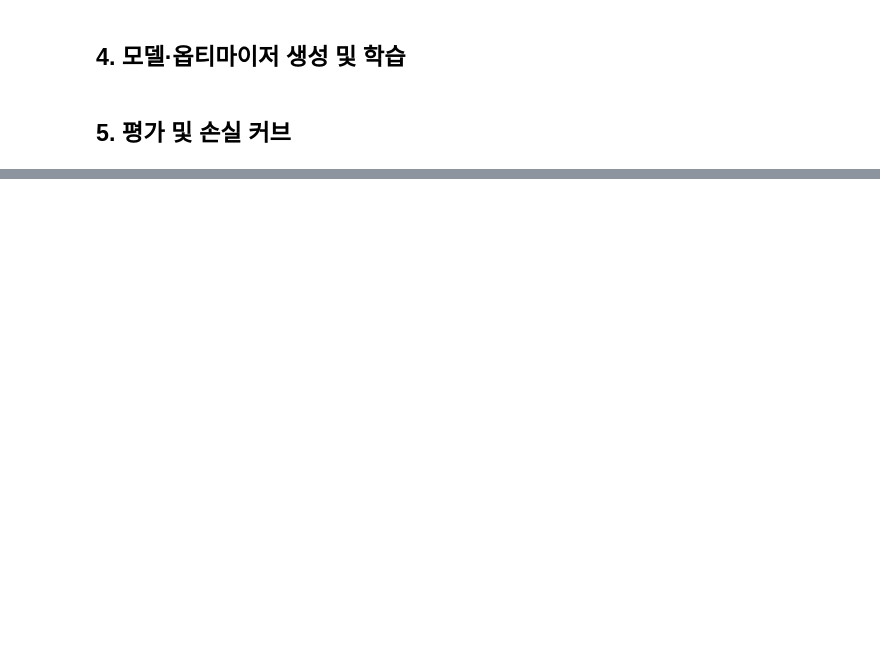
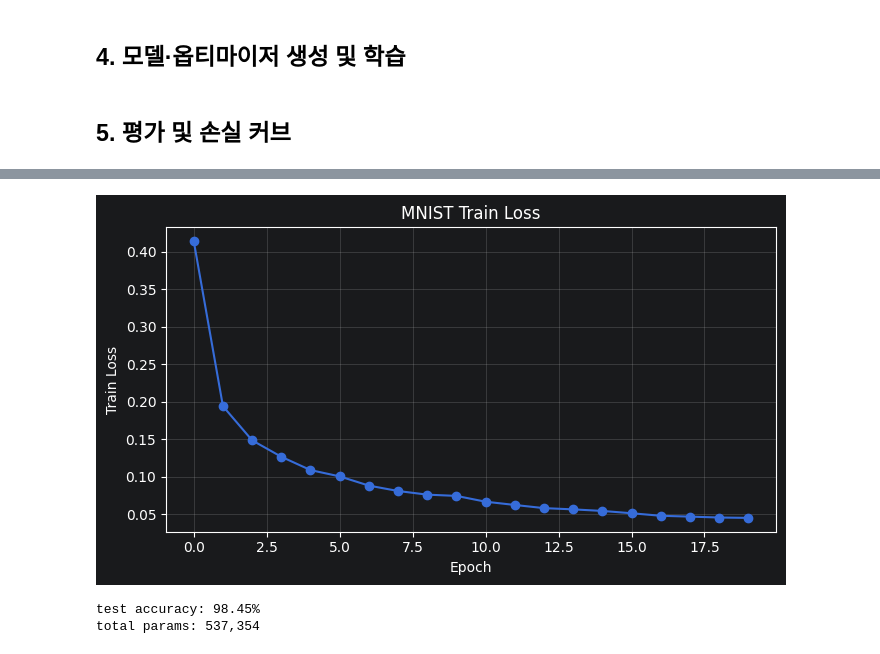
Before and after one commit to Jungle-12-303/week13-team-04-mnist-lab, a Jupyter notebook: mnist_lab.ipynb, the cells around one changed output, grey strips where cells are left out. Drawn from its saved outputs; the diff is of its cells as text; code cells hidden in the pictures; blank space fills up the shorter version.

Commit message:
Back up MNIST lab work

```diff
--- a/mnist_lab.ipynb
+++ b/mnist_lab.ipynb
@@ -105,0 +127,27 @@ plot_loss_history(loss_history)
+# %%
+import matplotlib.pyplot as plt
+from pathlib import Path
+
+Path("report_assets").mkdir(exist_ok=True)
+
+plt.figure(figsize=(7, 4))
+plt.plot(loss_history, marker="o")
+plt.xlabel("Epoch")
+plt.ylabel("Train Loss")
+plt.title("MNIST Train Loss")
+plt.grid(True, alpha=0.3)
+plt.tight_layout()
+plt.savefig("report_assets/mnist_base_loss_curve.png", dpi=170)
+plt.show()
+# %% [output]
+[figure, added]
+# %%
+from src.training import evaluate
+
+test_acc, total_params = evaluate(model, x_test, y_test)
+
+print(f"test accuracy: {test_acc:.2f}%")
+print(f"total params: {total_params:,}")
+# %% [output]
+test accuracy: 98.45%
+total params: 537,354
```
Also changed, not shown: parts of 5 cells of this notebook, 2 other files.
